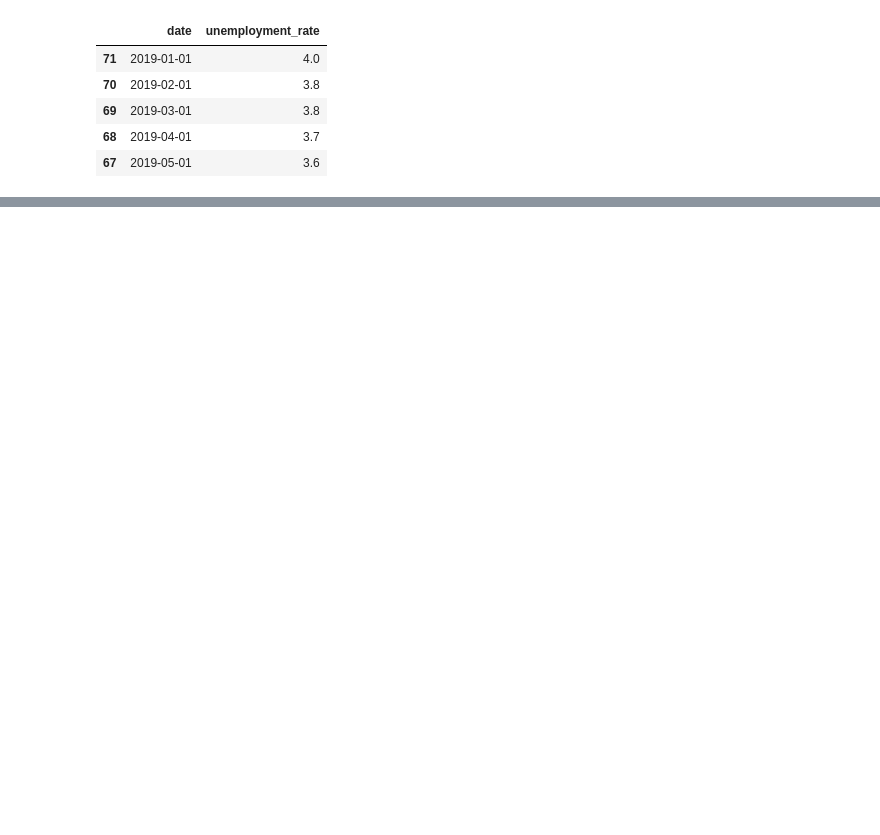
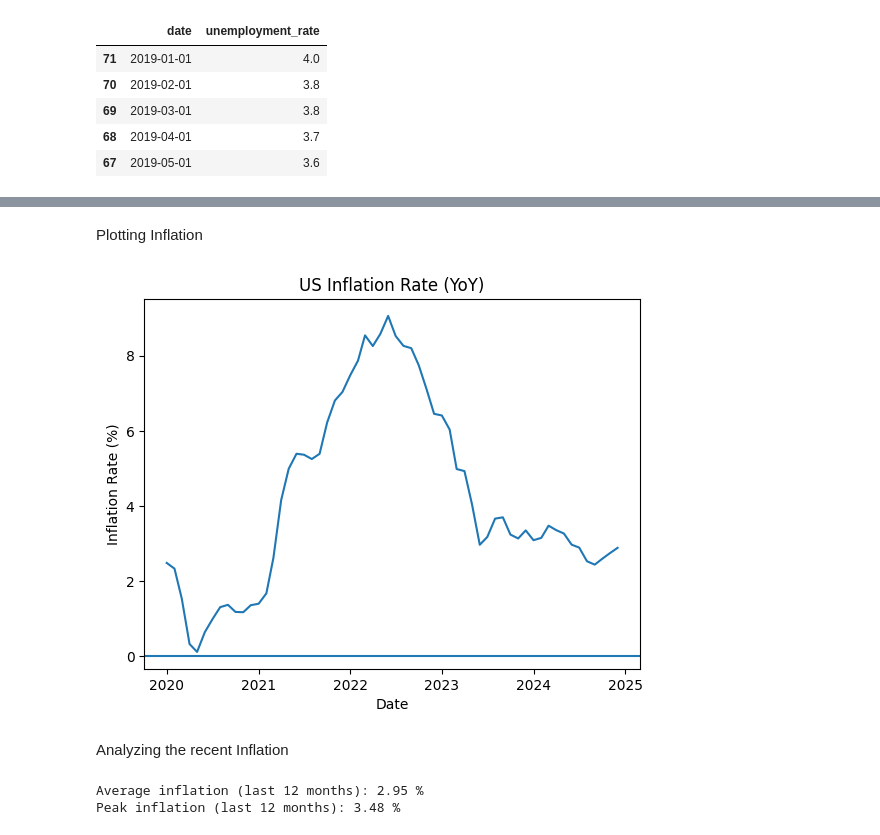
Before and after one commit to Snjkmr162/BLS_Chatbot_with_RL, a Jupyter notebook: Chatbot_with_RL.ipynb, the cells around one changed output, grey strips where cells are left out. Drawn from its saved outputs; the diff is of its cells as text; code cells hidden in the pictures; blank space fills up the shorter version.

```diff
--- a/Chatbot_with_RL.ipynb
+++ b/Chatbot_with_RL.ipynb
@@ -200,0 +262,4 @@ df.head()
+# %%
+cpi_df["inflation_yoy"] = cpi_df["cpi"].pct_change(periods=12) * 100
+
+cpi_df.tail(15)
@@ -200,0 +283,25 @@ df.head()
+# %% [markdown]
+Plotting Inflation
+# %%
+plt.figure()
+plt.plot(cpi_df["date"], cpi_df["inflation_yoy"])
+plt.xlabel("Date")
+plt.ylabel("Inflation Rate (%)")
+plt.title("US Inflation Rate (YoY)")
+plt.axhline(0)
+plt.show()
+# %% [output]
+[figure, added]
+# %% [markdown]
+Analyzing the recent Inflation
+# %%
+last_12 = cpi_df.dropna().tail(12)
+
+avg_inflation = last_12["inflation_yoy"].mean()
+max_inflation = last_12["inflation_yoy"].max()
+
+print("Average inflation (last 12 months):", round(avg_inflation, 2), "%")
+print("Peak inflation (last 12 months):", round(max_inflation, 2), "%")
+# %% [output]
+Average inflation (last 12 months): 2.95 %
+Peak inflation (last 12 months): 3.48 %
```
Also changed, not shown: parts of 71 cells of this notebook.
